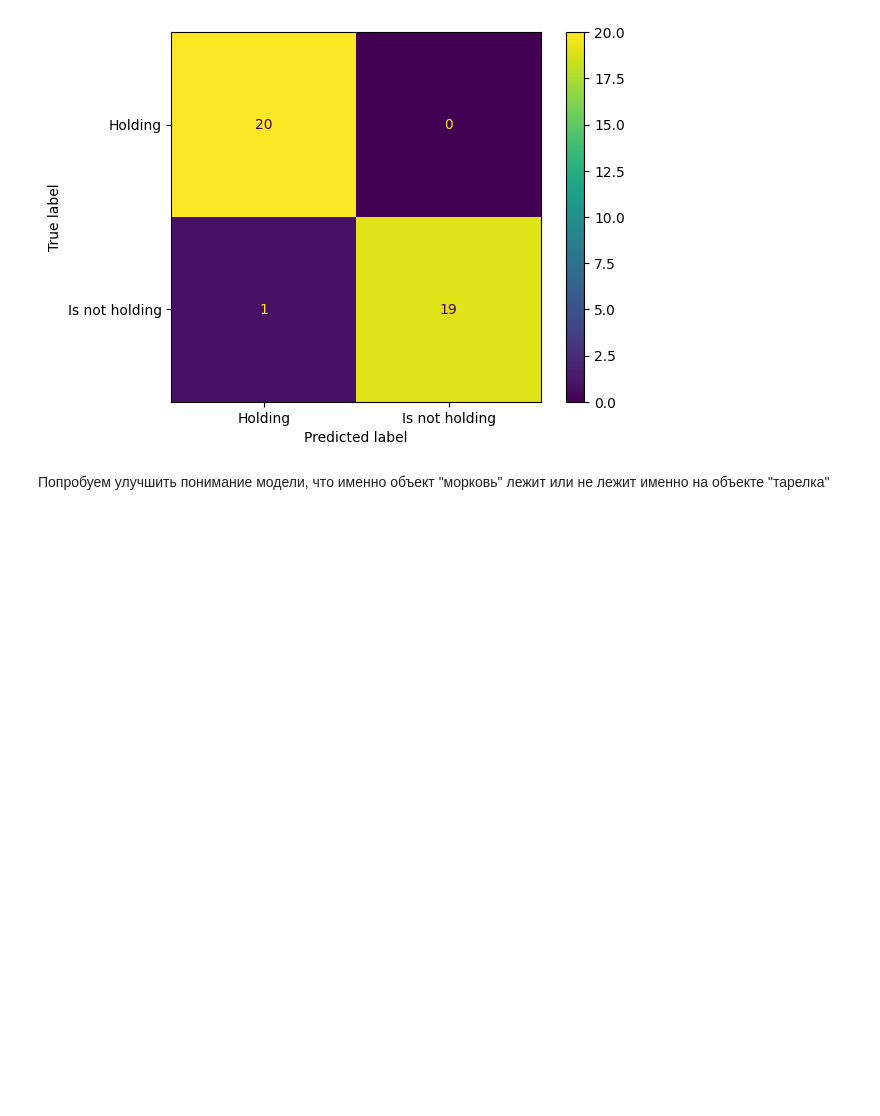
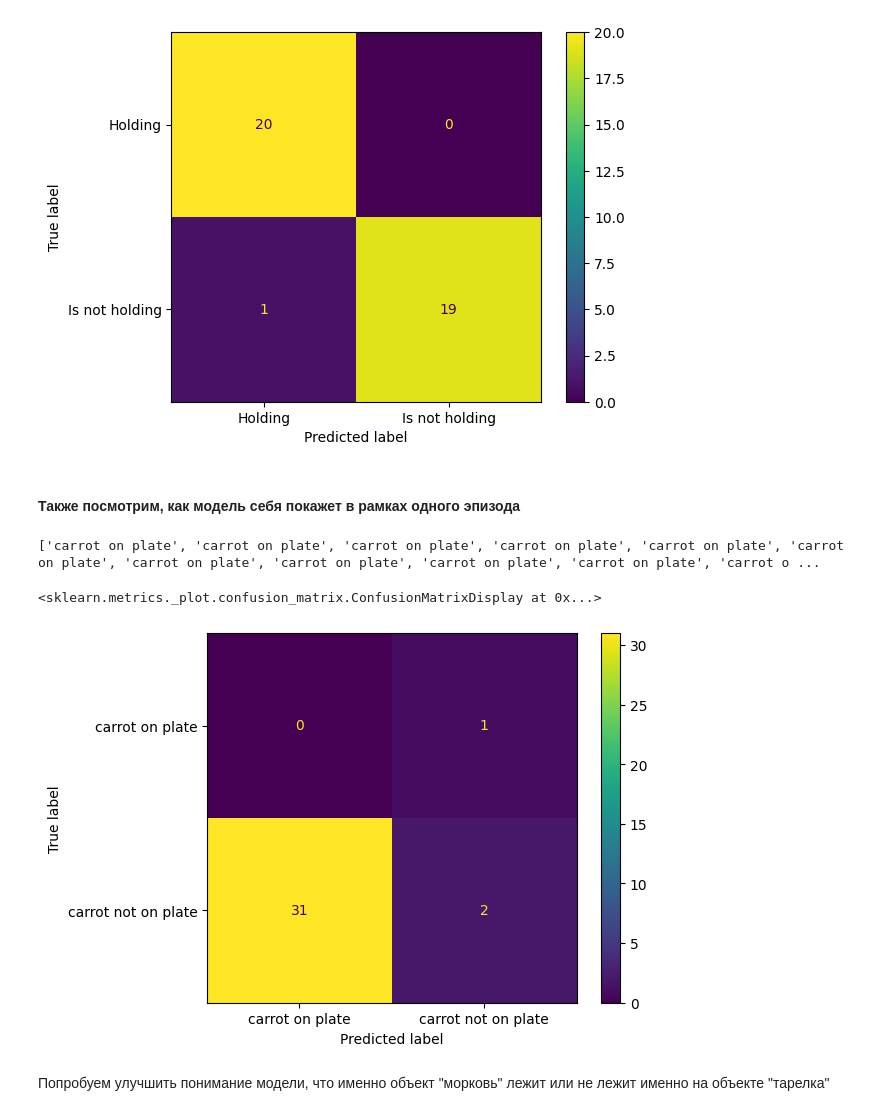
Before and after one commit to MrAnton07/VLA_MIPT, a Jupyter notebook: SmolVLA.ipynb, the cells around one changed output. Drawn from its saved outputs; the diff is of its cells as text; code cells hidden in the pictures; blank space fills up the shorter version.

Commit message:
feat: Another experiments with SFT model, added general dataset collector and general answ collector

```diff
--- a/SmolVLA.ipynb
+++ b/SmolVLA.ipynb
@@ -82,7 +82,7 @@ def load_data_from_npz_general(path = None, num_of_samples = None):
                 file_summary[f"{i}_frame"] = {
                     "data": data["arr_0"].item()["info"][i],
                     "image": data["arr_0"].item()["image"][i],
-                    f"{i}_frame_QA": {},
+                    f"QA": {},
                     }
 
             files[f"{file}"] = file_summary
@@ -92,7 +92,7 @@ def load_data_from_npz_general(path = None, num_of_samples = None):
 carrot_on_plate_files = load_data_from_npz("./RL4VLA/ManiSkill/mp_collect/PutOnPlateInScene25Single-v1/75/data", num_of_samples=20)
 # spoon_on_table_clothin_files = load_data_from_npz("./RL4VLA/ManiSkill/mp_collect/PutSpoonOnTableClothInScene-v1/75/data")
 # %%
-carrot_on_plate_file_three_episodes = load_data_from_npz_general("./RL4VLA/ManiSkill/mp_collect/PutOnPlateInScene25Single-v1/75/data", num_of_samples=3)
+carrot_on_plate_file_one_episode = load_data_from_npz_general("./RL4VLA/ManiSkill/mp_collect/PutOnPlateInScene25Single-v1/75/data", num_of_samples=1)
 # %%
 n = 25
 
@@ -193,11 +239,11 @@ No, the carrot is not on the plate.
 [figure]
 # %%
 # Сохраним полученные данные
-with open('carrot_on_plate.pkl', 'wb') as f:
+with open('carrot_on_plate_FML.pkl', 'wb') as f: #First Mid Last
     pickle.dump(carrot_on_plate_files, f)
 # %%
 # Загрузим существующие данные
-with open('carrot_on_plate.pkl', 'rb') as f:
+with open('carrot_on_plate_FML.pkl', 'rb') as f: #First Mid Last
     carrot_on_plate_files = pickle.load(f)
 # %% [markdown]
 ### Посчитаем метрики
@@ -366,3 +412,5 @@ disp.plot()
 # Load later
 with open('carrot_on_plate.pkl', 'rb') as f:
     carrot_on_plate_files = pickle.load(f)
+# %% [markdown]
+#### Также посмотрим, как модель себя покажет в рамках одного эпизода
@@ -369,3 +421,22 @@ with open('carrot_on_plate.pkl', 'rb') as f:
+# %%
+targets = []
+preds = []
+
+
+for _, item in carrot_on_plate_file_one_episode.items():
+    for i in range(len(item)):
+        preds.append("carrot on plate" if item[f"{i}_frame"]["QA"]["Is the carrot on the plate?"].lower().find("yes") != -1 else "carrot not on plate")
+        targets.append("carrot on plate" if item[f"{i}_frame"]["data"]["src_on_target"] else "carrot not on plate")
+print(preds, targets)
+
+cm = confusion_matrix(targets, preds, labels=["carrot on plate", "carrot not on plate"])
+disp = ConfusionMatrixDisplay(confusion_matrix=cm, display_labels=["carrot on plate", "carrot not on plate"])
+
+disp.plot()
+# %% [output]
+['carrot on plate', 'carrot on plate', 'carrot on plate', 'carrot on plate', 'carrot on plate', 'carrot on plate', 'carrot on plate', 'carrot on plate', 'carrot on plate', 'carrot on plate', 'carrot o ...
+<sklearn.metrics._plot.confusion_matrix.ConfusionMatrixDisplay at 0x...>
+[figure, added]
 # %% [markdown]
 Попробуем улучшить понимание модели, что именно объект "морковь" лежит или не лежит именно на объекте "тарелка"
 # %% [markdown]
```
Also changed, not shown: parts of 11 cells of this notebook.
